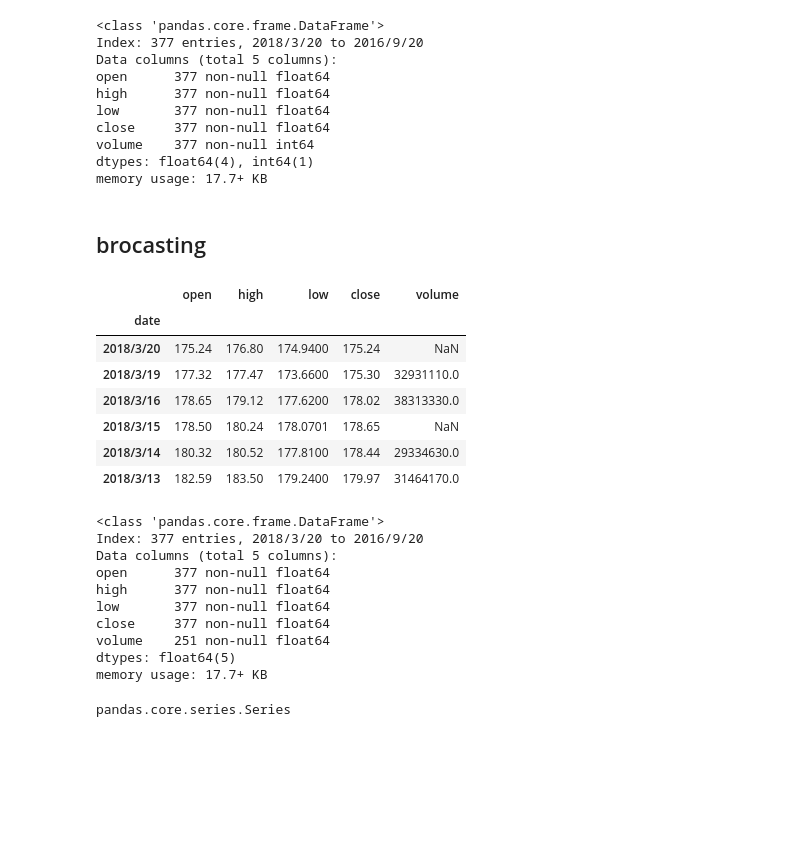
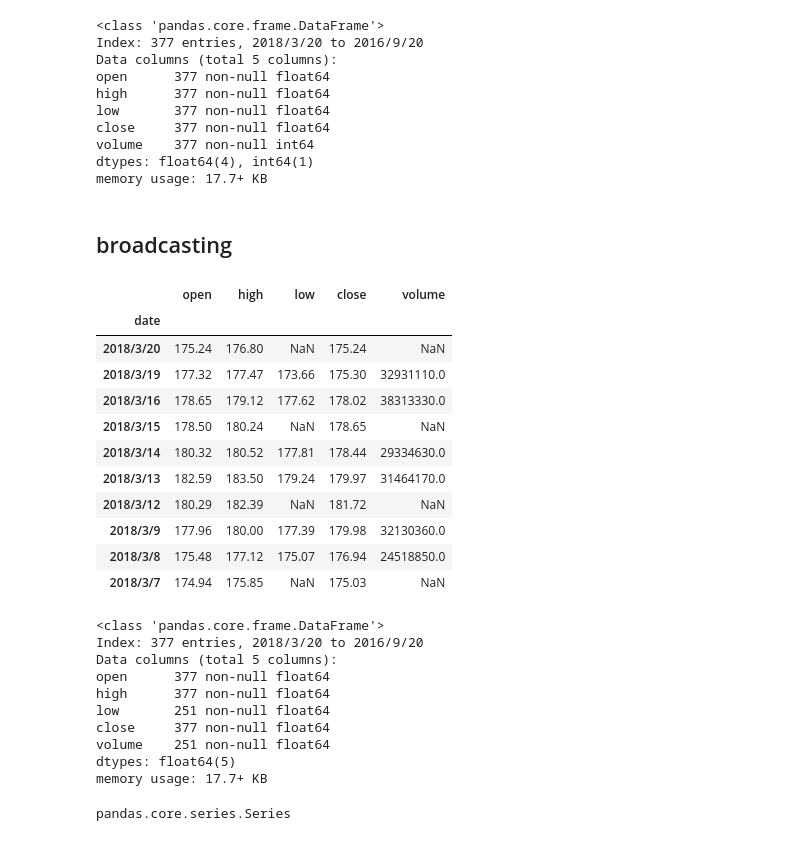
Before and after one commit to jc7qx/pylearning, a Jupyter notebook: datacamp1.ipynb, the cells around one changed output. Saved outputs shown, nothing was run; the diff lists cells and outputs as text; code cells hidden in the pictures; blank space fills up the shorter version.

```diff
--- a/datacamp1.ipynb
+++ b/datacamp1.ipynb
@@ -124,20 +147,24 @@ volume    377 non-null int64
 dtypes: float64(4), int64(1)
 memory usage: 17.7+ KB
 # %% [markdown]
-## brocasting
+## broadcasting
 # %%
 import numpy as np
-AAPL.iloc[::3, -1]=np.nan
-AAPL.head(6)
+AAPL.iloc[::3, 2]=np.nan
+AAPL.head(10)
 # %% [output]
 |  | open | high | low | close | volume |
 | date |  |  |  |  |  |
-| 2018/3/20 | 175.24 | 176.80 | 174.9400 | 175.24 | NaN |
-| 2018/3/19 | 177.32 | 177.47 | 173.6600 | 175.30 | 32931110.0 |
-| 2018/3/16 | 178.65 | 179.12 | 177.6200 | 178.02 | 38313330.0 |
-| 2018/3/15 | 178.50 | 180.24 | 178.0701 | 178.65 | NaN |
-| 2018/3/14 | 180.32 | 180.52 | 177.8100 | 178.44 | 29334630.0 |
-| 2018/3/13 | 182.59 | 183.50 | 179.2400 | 179.97 | 31464170.0 |
+| 2018/3/20 | 175.24 | 176.80 | NaN | 175.24 | NaN |
+| 2018/3/19 | 177.32 | 177.47 | 173.66 | 175.30 | 32931110.0 |
+| 2018/3/16 | 178.65 | 179.12 | 177.62 | 178.02 | 38313330.0 |
+| 2018/3/15 | 178.50 | 180.24 | NaN | 178.65 | NaN |
+| 2018/3/14 | 180.32 | 180.52 | 177.81 | 178.44 | 29334630.0 |
+| 2018/3/13 | 182.59 | 183.50 | 179.24 | 179.97 | 31464170.0 |
+| 2018/3/12 | 180.29 | 182.39 | NaN | 181.72 | NaN |
+| 2018/3/9 | 177.96 | 180.00 | 177.39 | 179.98 | 32130360.0 |
+| 2018/3/8 | 175.48 | 177.12 | 175.07 | 176.94 | 24518850.0 |
+| 2018/3/7 | 174.94 | 175.85 | NaN | 175.03 | NaN |
 # %%
 AAPL.info()
 # %% [output]
@@ -146,7 +173,7 @@ Index: 377 entries, 2018/3/20 to 2016/9/20
 Data columns (total 5 columns):
 open      377 non-null float64
 high      377 non-null float64
-low       377 non-null float64
+low       251 non-null float64
 close     377 non-null float64
 volume    251 non-null float64
 dtypes: float64(5)
```
Also changed, not shown: parts of 9 cells of this notebook, 10 other files.
